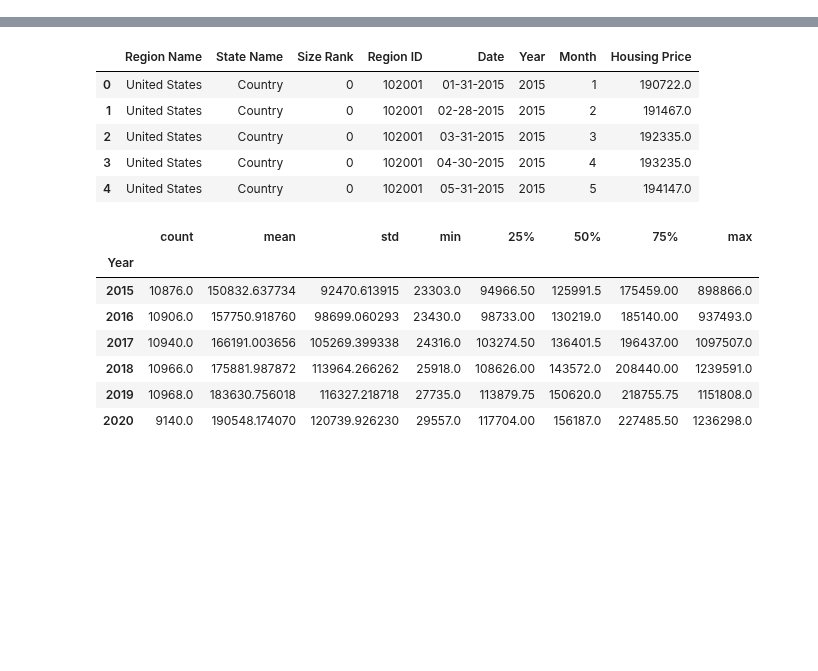
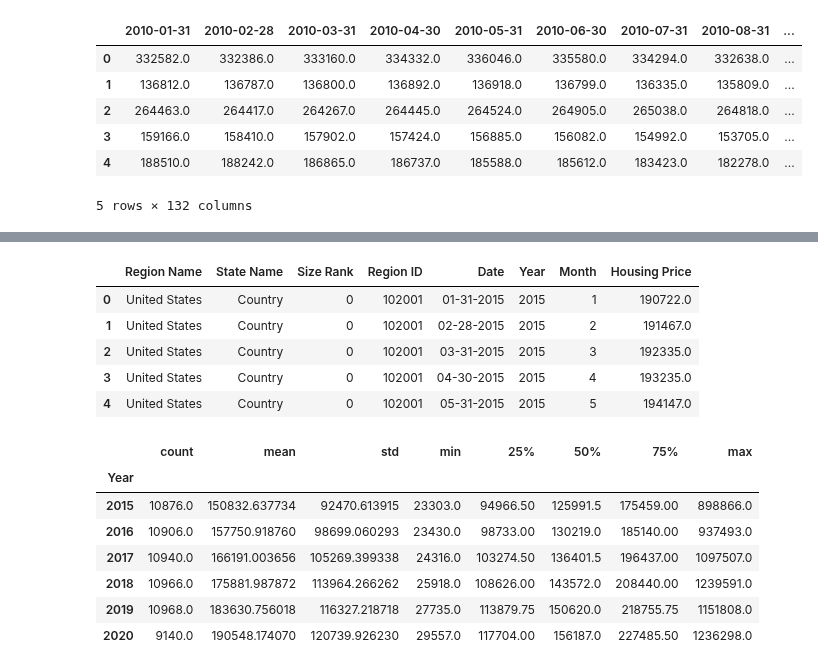
Before and after one commit to aliciasply/InterState-Migration, a Jupyter notebook: Code/Housing-Price-alicia.ipynb, the cells around one changed output, grey strips where cells are left out. Drawn from its saved outputs; the diff is of its cells as text; code cells hidden in the pictures; blank space fills up the shorter version.

```diff
--- a/Code/AliciaTestFile.ipynb
+++ b/Code/Housing-Price-alicia.ipynb
@@ -52,0 +37,13 @@ real_estate_data
+# %%
+# Showing the year from 2010 Jan
+n = 132
+just_date_df = real_estate_data.iloc[:,-n:]
+just_date_df.head()
+# %% [output]
+|  | 2010-01-31 | 2010-02-28 | 2010-03-31 | 2010-04-30 | 2010-05-31 | 2010-06-30 | 2010-07-31 | 2010-08-31 | ... |
+| 0 | 332582.0 | 332386.0 | 333160.0 | 334332.0 | 336046.0 | 335580.0 | 334294.0 | 332638.0 | ... |
+| 1 | 136812.0 | 136787.0 | 136800.0 | 136892.0 | 136918.0 | 136799.0 | 136335.0 | 135809.0 | ... |
+| 2 | 264463.0 | 264417.0 | 264267.0 | 264445.0 | 264524.0 | 264905.0 | 265038.0 | 264818.0 | ... |
+| 3 | 159166.0 | 158410.0 | 157902.0 | 157424.0 | 156885.0 | 156082.0 | 154992.0 | 153705.0 | ... |
+| 4 | 188510.0 | 188242.0 | 186865.0 | 186737.0 | 185588.0 | 185612.0 | 183423.0 | 182278.0 | ... |
+5 rows × 132 columns
```
Also changed, not shown: parts of 11 cells of this notebook, 2 other files.
